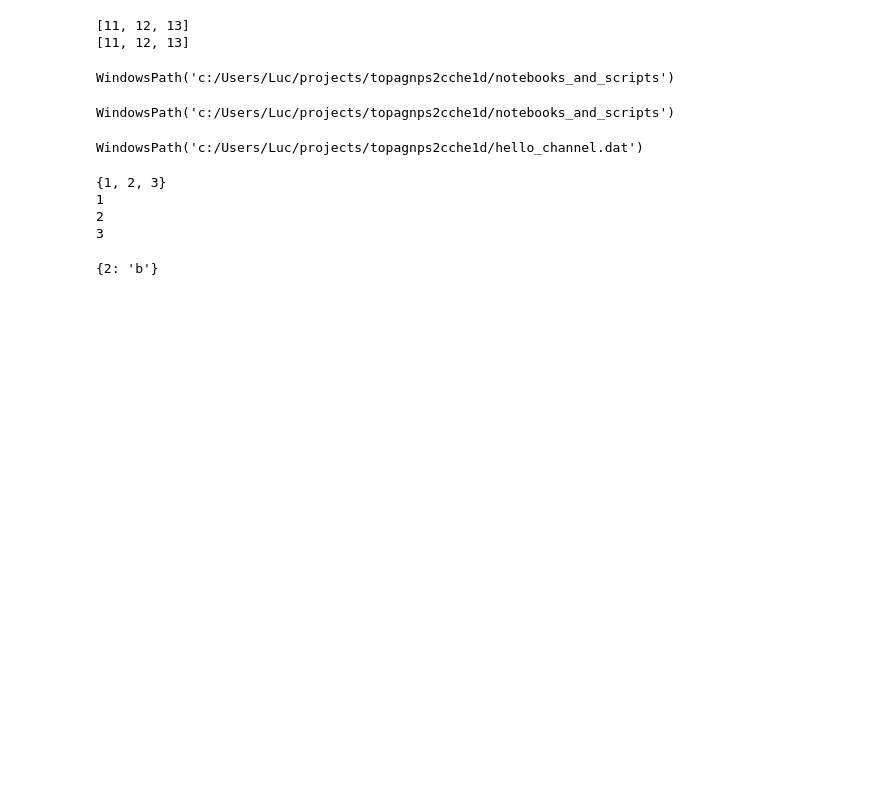
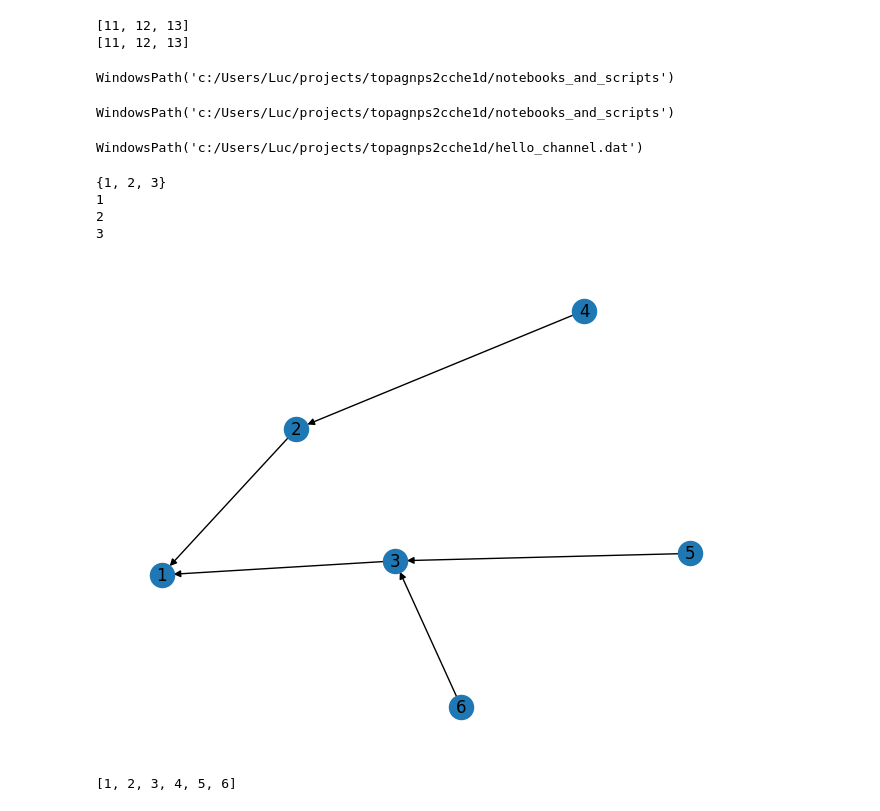
Before and after one commit to LucRSquared/topagnps2cche1d, a Jupyter notebook: notebooks_and_scripts/sandbox.ipynb, the cells around one changed output. Drawn from its saved outputs; the diff is of its cells as text; code cells hidden in the pictures; blank space fills up the shorter version.

```diff
--- a/notebooks_and_scripts/sandbox.ipynb
+++ b/notebooks_and_scripts/sandbox.ipynb
@@ -64,7 +64,22 @@ for i in S:
 A = {1: "a", 2: "b"}
 
 u = A.pop(1)
-# %%
-A
-# %% [output]
-{2: 'b'}
+# %%
+import networkx as nx
+
+G = nx.MultiDiGraph()
+
+G.add_edge(2,1)
+G.add_edge(3,1)
+G.add_edge(4,2)
+G.add_edge(5,3)
+G.add_edge(6,3)
+
+
+nx.draw(G, with_labels=True)
+# %% [output]
+[figure, added]
+# %%
+list(nx.bfs_tree(G.reverse(), 1))
+# %% [output]
+[1, 2, 3, 4, 5, 6]
```
Also changed, not shown: 3 other files.
